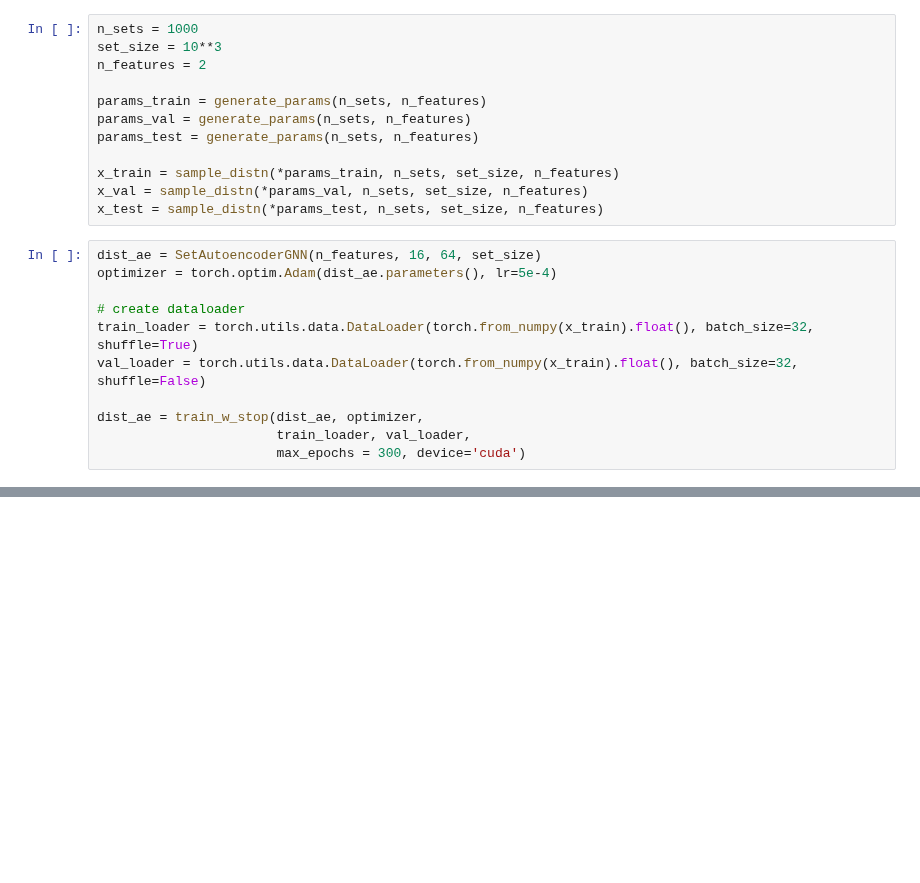
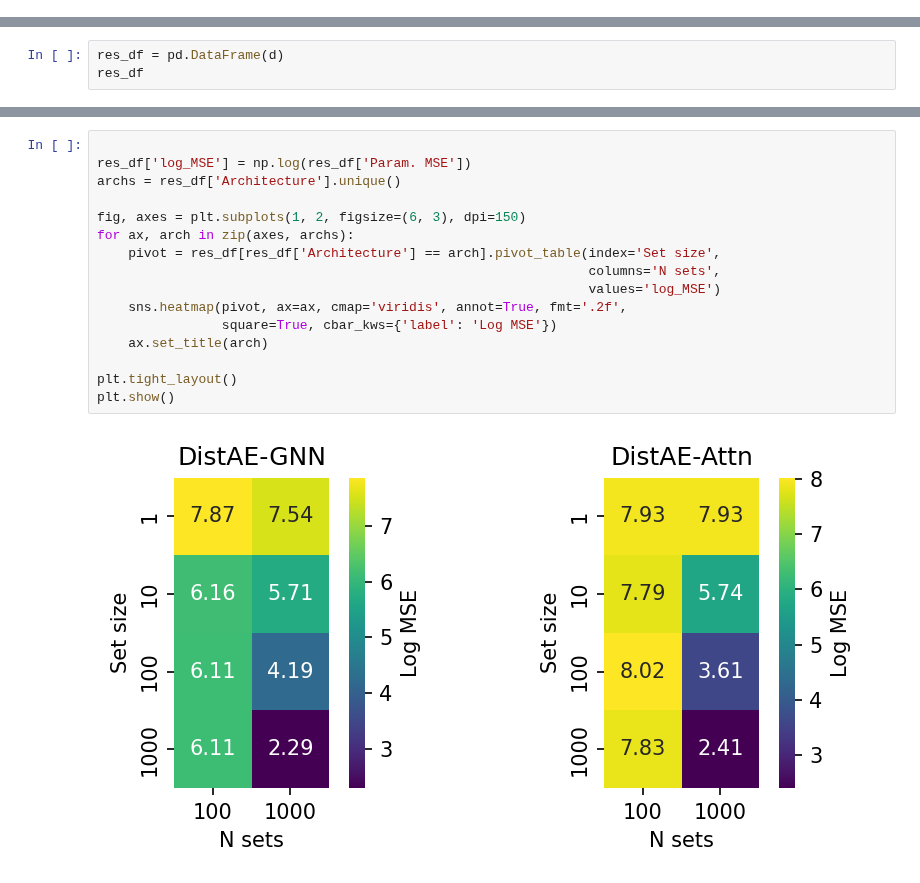
Before and after one commit to njwfish/DistributionEmbeddings, a Jupyter notebook: convergence.ipynb, the cells around one changed output, grey strips where cells are left out. Cells and saved outputs as stored; diff of their text form; blank space fills up the shorter version.

```diff
--- a/convergence.ipynb
+++ b/convergence.ipynb
@@ -7,26 +13,3 @@ distn_name = 'poisson'
 generate_params = distns[distn_name]['generate_params']
 sample_distn = distns[distn_name]['sample']
 fr_dist = distns[distn_name]['fr_dist']
-# %%
-n_sets = 1000
-set_size = 10**3
-n_features = 2
-
-params_train = generate_params(n_sets, n_features)
-params_val = generate_params(n_sets, n_features)
-params_test = generate_params(n_sets, n_features)
-
-x_train = sample_distn(*params_train, n_sets, set_size, n_features)
-x_val = sample_distn(*params_val, n_sets, set_size, n_features)
-x_test = sample_distn(*params_test, n_sets, set_size, n_features)
-# %%
-dist_ae = SetAutoencoderGNN(n_features, 16, 64, set_size)
-optimizer = torch.optim.Adam(dist_ae.parameters(), lr=5e-4)
-
-# create dataloader
-train_loader = torch.utils.data.DataLoader(torch.from_numpy(x_train).float(), batch_size=32, shuffle=True)
-val_loader = torch.utils.data.DataLoader(torch.from_numpy(x_train).float(), batch_size=32, shuffle=False)
-
-dist_ae = train_w_stop(dist_ae, optimizer,
-                       train_loader, val_loader,
-                       max_epochs = 300, device='cuda')
@@ -72,0 +76,3 @@ array([[22.54693035, 18.49381276],
+# %%
+res_df = pd.DataFrame(d)
+res_df
@@ -72,0 +97,18 @@ array([[22.54693035, 18.49381276],
+# %%
+
+res_df['log_MSE'] = np.log(res_df['Param. MSE'])
+archs = res_df['Architecture'].unique()
+
+fig, axes = plt.subplots(1, 2, figsize=(6, 3), dpi=150)
+for ax, arch in zip(axes, archs):
+    pivot = res_df[res_df['Architecture'] == arch].pivot_table(index='Set size',
+                                                               columns='N sets',
+                                                               values='log_MSE')
+    sns.heatmap(pivot, ax=ax, cmap='viridis', annot=True, fmt='.2f',
+                square=True, cbar_kws={'label': 'Log MSE'})
+    ax.set_title(arch)
+
+plt.tight_layout()
+plt.show()
+# %% [output]
+[figure, added]
```
Also changed, not shown: parts of 7 cells of this notebook, 1 other file.
